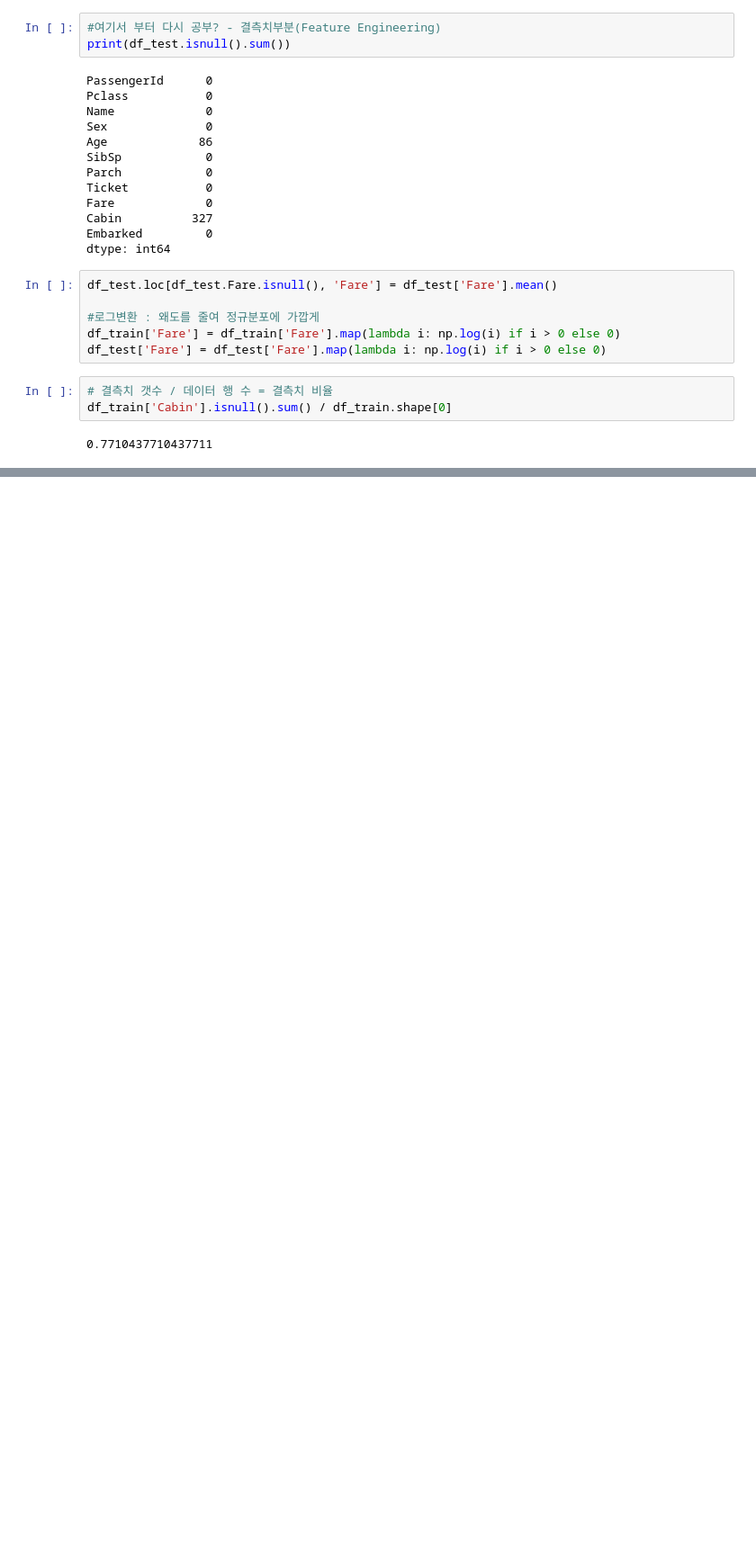
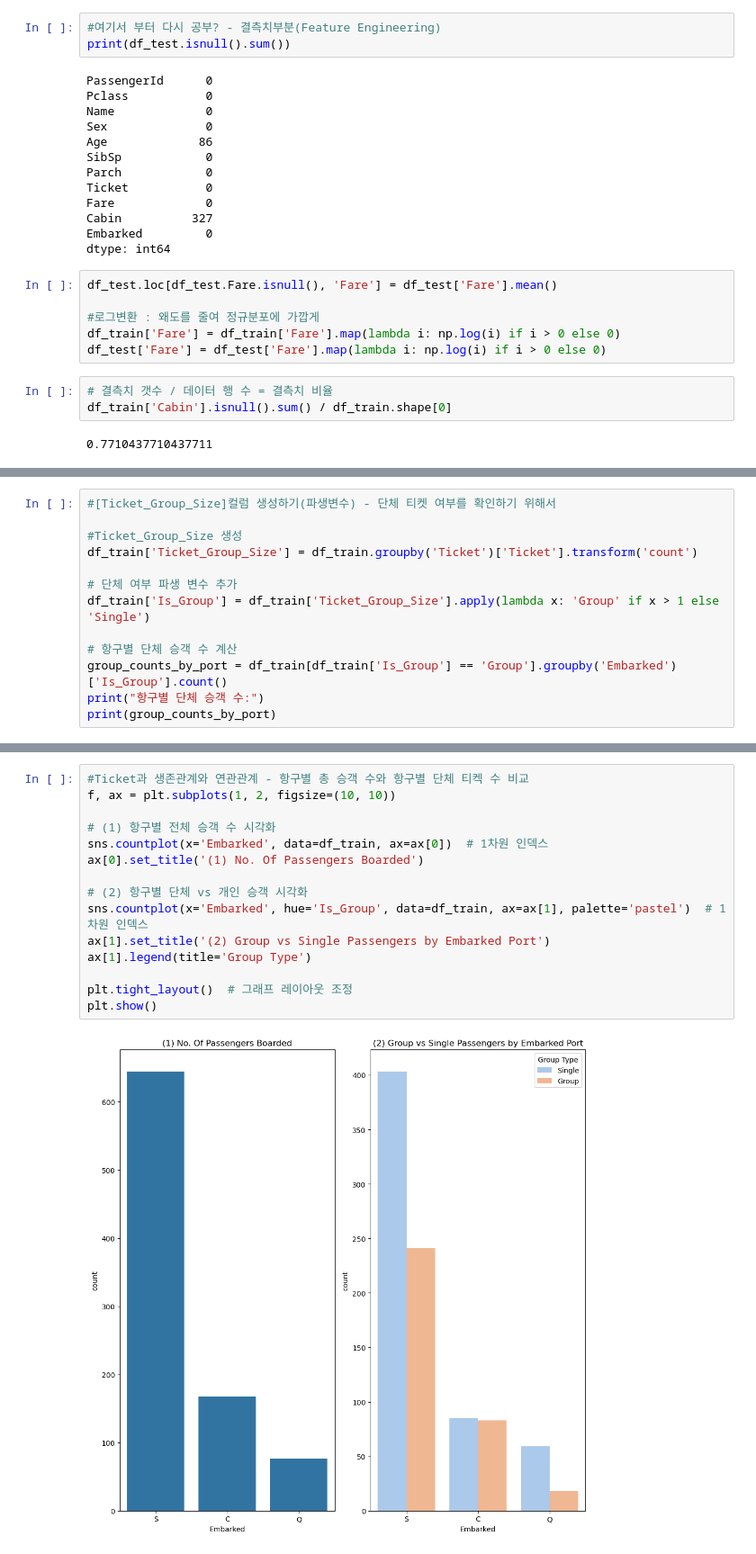
Before and after one commit to Aeekfdlfkj/my-data-analysis, a Jupyter notebook: titanic.ipynb, the cells around one changed output, grey strips where cells are left out. Shown at 90% size. Saved outputs shown, nothing was run; the diff lists cells and outputs as text; blank space fills up the shorter version.

```diff
--- a/titanic.ipynb
+++ b/titanic.ipynb
@@ -360,0 +388,13 @@ df_train['Cabin'].isnull().sum() / df_train.shape[0]
+# %%
+#[Ticket_Group_Size]컬럼 생성하기(파생변수) - 단체 티켓 여부를 확인하기 위해서
+
+#Ticket_Group_Size 생성
+df_train['Ticket_Group_Size'] = df_train.groupby('Ticket')['Ticket'].transform('count')
+
+# 단체 여부 파생 변수 추가
+df_train['Is_Group'] = df_train['Ticket_Group_Size'].apply(lambda x: 'Group' if x > 1 else 'Single')
+
+# 항구별 단체 승객 수 계산
+group_counts_by_port = df_train[df_train['Is_Group'] == 'Group'].groupby('Embarked')['Is_Group'].count()
+print("항구별 단체 승객 수:")
+print(group_counts_by_port)
@@ -360,0 +408,17 @@ df_train['Cabin'].isnull().sum() / df_train.shape[0]
+# %%
+#Ticket과 생존관계와 연관관계 - 항구별 총 승객 수와 항구별 단체 티켁 수 비교
+f, ax = plt.subplots(1, 2, figsize=(10, 10))
+
+# (1) 항구별 전체 승객 수 시각화
+sns.countplot(x='Embarked', data=df_train, ax=ax[0])  # 1차원 인덱스
+ax[0].set_title('(1) No. Of Passengers Boarded')
+
+# (2) 항구별 단체 vs 개인 승객 시각화
+sns.countplot(x='Embarked', hue='Is_Group', data=df_train, ax=ax[1], palette='pastel')  # 1차원 인덱스
+ax[1].set_title('(2) Group vs Single Passengers by Embarked Port')
+ax[1].legend(title='Group Type')
+
+plt.tight_layout()  # 그래프 레이아웃 조정
+plt.show()
+# %% [output]
+[figure, added]
```
Also changed, not shown: parts of 5 cells of this notebook.
